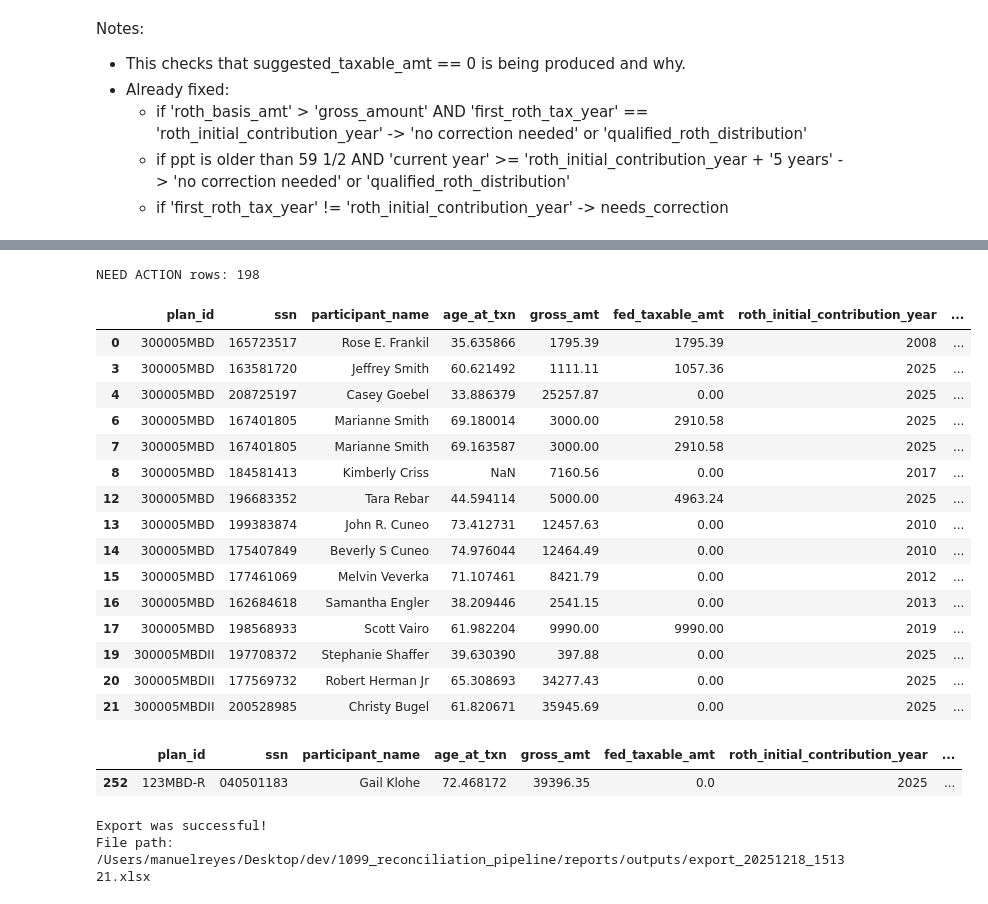
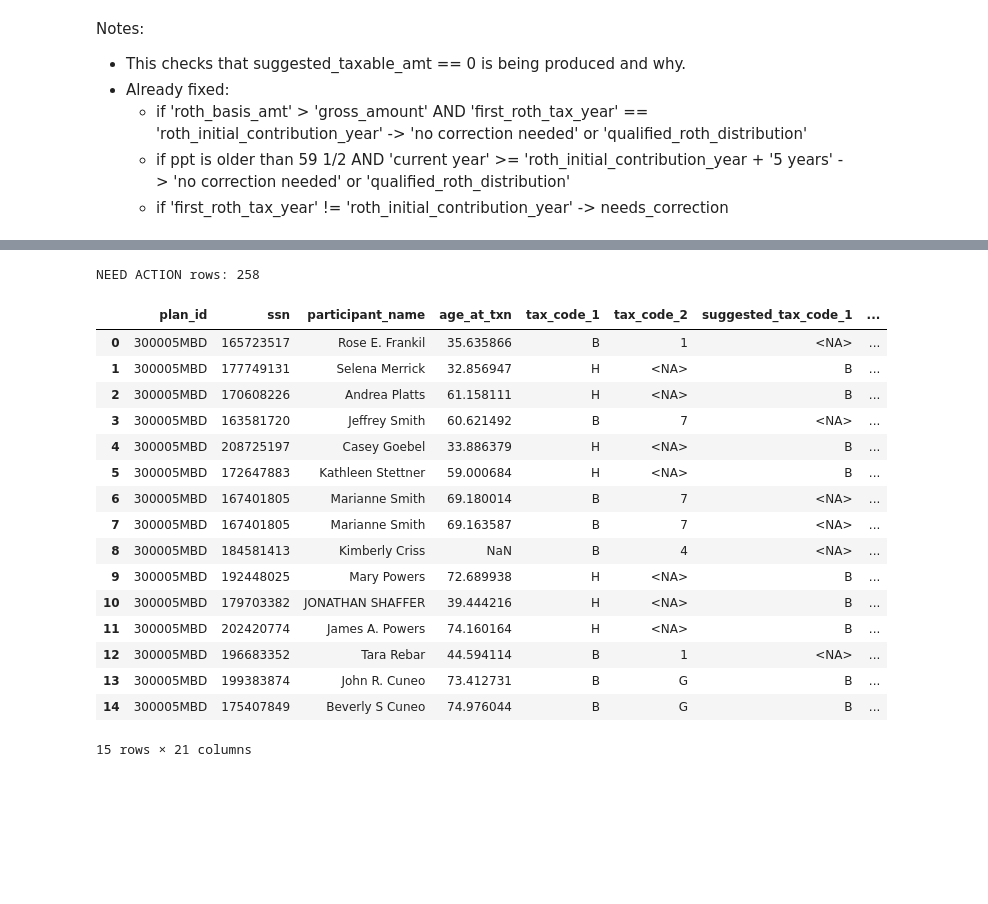
Before and after one commit to manuel-reyes-ml/1099_reconciliation_pipeline, a Jupyter notebook: notebooks/05_match_roth_basis_analysis.ipynb, the cells around one changed output, grey strips where cells are left out. Drawn from its saved outputs; the diff is of its cells as text; code cells hidden in the pictures; blank space fills up the shorter version.

Commit message:
docs(notebooks): add smoke tests confirming engine split in both roth-engine and non-roth age-based engine

```diff
--- a/notebooks/05_match_roth_basis_analysis.ipynb
+++ b/notebooks/05_match_roth_basis_analysis.ipynb
@@ -295,41 +295,41 @@ INVESTIGATE rows: 60
 # %%
 # Cell 12 - Validate columns for quick export to Excel to present to stakeholders
 
 action_df = relius_roth_basis[relius_roth_basis["action"].notna()]
 print(f"NEED ACTION rows: {len(action_df)}")
 export_roth_basis_df = action_df[
     [
-        "plan_id","ssn","participant_name","age_at_txn","gross_amt","fed_taxable_amt",
+        "plan_id","ssn","participant_name","age_at_txn", "tax_code_1",
+        "tax_code_2", "suggested_tax_code_1",
+        "suggested_tax_code_2", "gross_amt","fed_taxable_amt",
         "roth_initial_contribution_year","first_roth_tax_year","roth_basis_amt",
         "suggested_first_roth_tax_year","suggested_taxable_amt","correction_reason",
         "match_status","action","transaction_id","txn_date","matrix_account",
     ]
 ]
 
 export_roth_basis_df.head(15)
 # %% [output]
-NEED ACTION rows: 198
+NEED ACTION rows: 258
-|  | plan_id | ssn | participant_name | age_at_txn | gross_amt | fed_taxable_amt | roth_initial_contribution_year | ... |
-| 0 | 300005MBD | 165723517 | Rose E. Frankil | 35.635866 | 1795.39 | 1795.39 | 2008 | ... |
-| 3 | 300005MBD | 163581720 | Jeffrey Smith | 60.621492 | 1111.11 | 1057.36 | 2025 | ... |
-| 4 | 300005MBD | 208725197 | Casey Goebel | 33.886379 | 25257.87 | 0.00 | 2025 | ... |
-| 6 | 300005MBD | 167401805 | Marianne Smith | 69.180014 | 3000.00 | 2910.58 | 2025 | ... |
-| 7 | 300005MBD | 167401805 | Marianne Smith | 69.163587 | 3000.00 | 2910.58 | 2025 | ... |
-| 8 | 300005MBD | 184581413 | Kimberly Criss | NaN | 7160.56 | 0.00 | 2017 | ... |
-| 12 | 300005MBD | 196683352 | Tara Rebar | 44.594114 | 5000.00 | 4963.24 | 2025 | ... |
-| 13 | 300005MBD | 199383874 | John R. Cuneo | 73.412731 | 12457.63 | 0.00 | 2010 | ... |
-| 14 | 300005MBD | 175407849 | Beverly S Cuneo | 74.976044 | 12464.49 | 0.00 | 2010 | ... |
-| 15 | 300005MBD | 177461069 | Melvin Veverka | 71.107461 | 8421.79 | 0.00 | 2012 | ... |
-| 16 | 300005MBD | 162684618 | Samantha Engler | 38.209446 | 2541.15 | 0.00 | 2013 | ... |
-| 17 | 300005MBD | 198568933 | Scott Vairo | 61.982204 | 9990.00 | 9990.00 | 2019 | ... |
-| 19 | 300005MBDII | 197708372 | Stephanie Shaffer | 39.630390 | 397.88 | 0.00 | 2025 | ... |
-| 20 | 300005MBDII | 177569732 | Robert Herman Jr | 65.308693 | 34277.43 | 0.00 | 2025 | ... |
-| 21 | 300005MBDII | 200528985 | Christy Bugel | 61.820671 | 35945.69 | 0.00 | 2025 | ... |
+|  | plan_id | ssn | participant_name | age_at_txn | tax_code_1 | tax_code_2 | suggested_tax_code_1 | ... |
+| 0 | 300005MBD | 165723517 | Rose E. Frankil | 35.635866 | B | 1 | <NA> | ... |
+| 1 | 300005MBD | 177749131 | Selena Merrick | 32.856947 | H | <NA> | B | ... |
+| 2 | 300005MBD | 170608226 | Andrea Platts | 61.158111 | H | <NA> | B | ... |
+| 3 | 300005MBD | 163581720 | Jeffrey Smith | 60.621492 | B | 7 | <NA> | ... |
+| 4 | 300005MBD | 208725197 | Casey Goebel | 33.886379 | H | <NA> | B | ... |
+| 5 | 300005MBD | 172647883 | Kathleen Stettner | 59.000684 | H | <NA> | B | ... |
+| 6 | 300005MBD | 167401805 | Marianne Smith | 69.180014 | B | 7 | <NA> | ... |
+| 7 | 300005MBD | 167401805 | Marianne Smith | 69.163587 | B | 7 | <NA> | ... |
+| 8 | 300005MBD | 184581413 | Kimberly Criss | NaN | B | 4 | <NA> | ... |
+| 9 | 300005MBD | 192448025 | Mary Powers | 72.689938 | H | <NA> | B | ... |
+| 10 | 300005MBD | 179703382 | JONATHAN SHAFFER | 39.444216 | H | <NA> | B | ... |
+| 11 | 300005MBD | 202420774 | James A. Powers | 74.160164 | H | <NA> | B | ... |
+| 12 | 300005MBD | 196683352 | Tara Rebar | 44.594114 | B | 1 | <NA> | ... |
+| 13 | 300005MBD | 199383874 | John R. Cuneo | 73.412731 | B | G | B | ... |
+| 14 | 300005MBD | 175407849 | Beverly S Cuneo | 74.976044 | B | G | B | ... |
+15 rows × 21 columns
 # %%
 export_roth_basis_df[export_roth_basis_df["ssn"].astype(str).eq("040501183")].head()
-# %% [output]
-|  | plan_id | ssn | participant_name | age_at_txn | gross_amt | fed_taxable_amt | roth_initial_contribution_year | ... |
-| 252 | 123MBD-R | 040501183 | Gail Klohe | 72.468172 | 39396.35 | 0.0 | 2025 | ... |
 # %%
 # Cell 13 -
 
@@ -338,6 +338,3 @@ from src.export_utils import write_df_excel
 path = write_df_excel(export_roth_basis_df)
 
 print(f"Export was successful!\nFile path: {path}")
-# %% [output]
-Export was successful!
-File path: /Users/manuelreyes/Desktop/dev/1099_reconciliation_pipeline/reports/outputs/export_20251218_151321.xlsx
```
Also changed, not shown: parts of 1 cell of this notebook, 1 other file.
